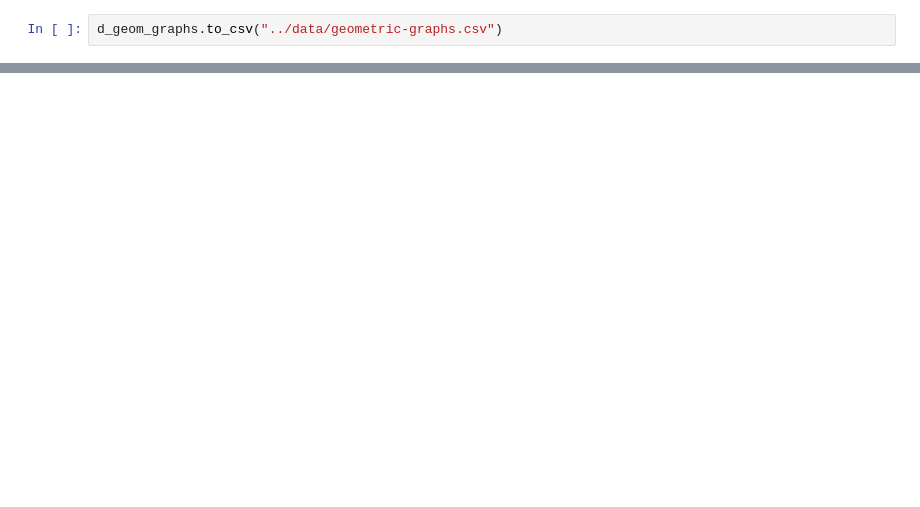
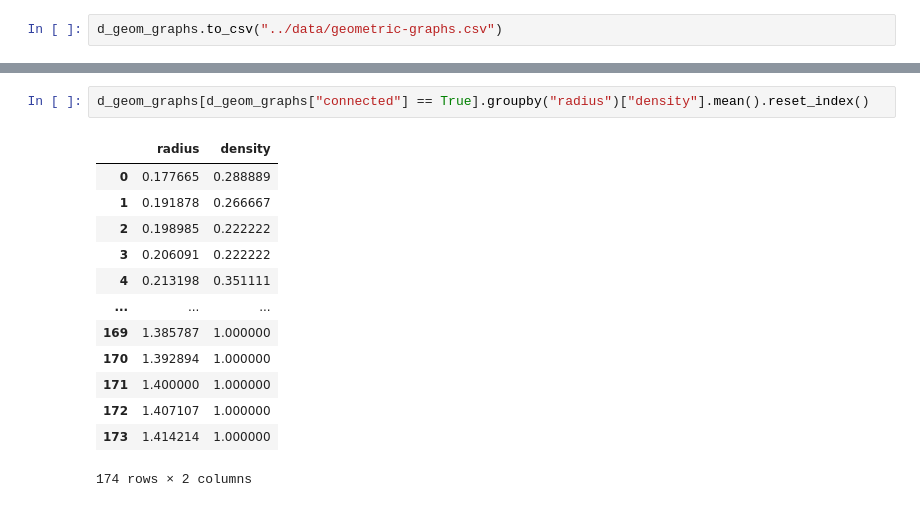
Before and after one commit to vivekkatial/HAQC, a Jupyter notebook: notebooks/14-exploring-connectivity-of-geometric-graphs.ipynb, the cells around one changed output, grey strips where cells are left out. Drawn from its saved outputs; the diff is of its cells as text; blank space fills up the shorter version.

```diff
--- a/notebooks/14-exploring-connectivity-of-geometric-graphs.ipynb
+++ b/notebooks/14-exploring-connectivity-of-geometric-graphs.ipynb
@@ -70 +79,17 @@ d_geom_graphs.to_csv("../data/geometric-graphs.csv")
+# %%
+d_geom_graphs[d_geom_graphs["connected"] == True].groupby("radius")["density"].mean().reset_index()
+# %% [output]
+|  | radius | density |
+| 0 | 0.177665 | 0.288889 |
+| 1 | 0.191878 | 0.266667 |
+| 2 | 0.198985 | 0.222222 |
+| 3 | 0.206091 | 0.222222 |
+| 4 | 0.213198 | 0.351111 |
+| ... | ... | ... |
+| 169 | 1.385787 | 1.000000 |
+| 170 | 1.392894 | 1.000000 |
+| 171 | 1.400000 | 1.000000 |
+| 172 | 1.407107 | 1.000000 |
+| 173 | 1.414214 | 1.000000 |
+174 rows × 2 columns
 # %%
```
Also changed, not shown: parts of 9 cells of this notebook, 1 other file.
